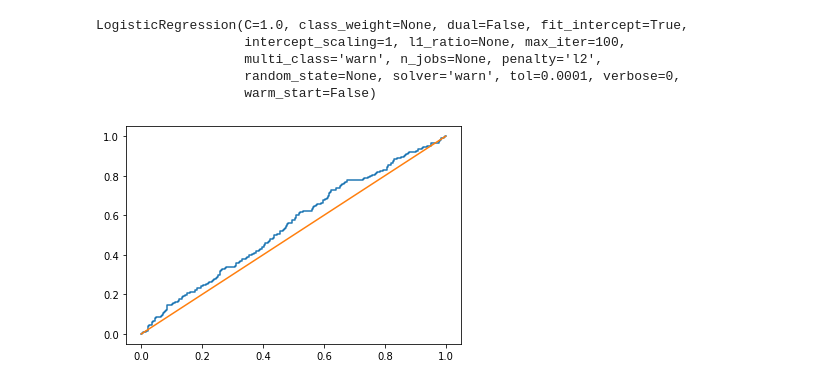
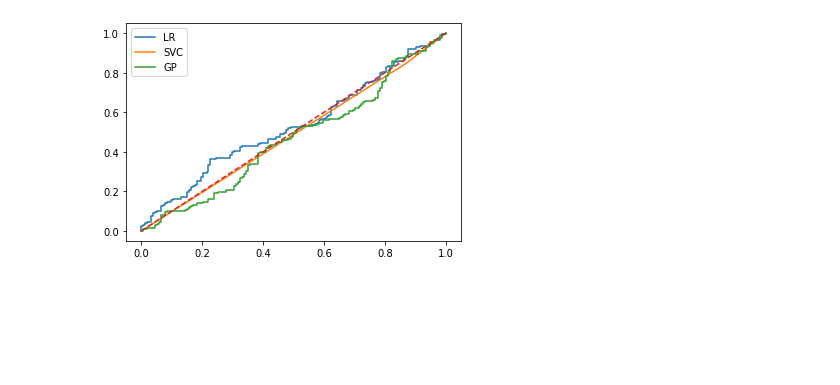
Before and after one commit to carterce1997/ideas, a Jupyter notebook: Finance.ipynb, the cells around one changed output. Saved outputs shown, nothing was run; the diff lists cells and outputs as text; code cells hidden in the pictures; blank space fills up the shorter version.

```diff
--- a/Finance.ipynb
+++ b/Finance.ipynb
@@ -85,8 +105,0 @@ See the caveats in the documentation: http://pandas.pydata.org/pandas-docs/stabl
-# %%
-lr.fit(x, y)
-# %% [output]
-LogisticRegression(C=1.0, class_weight=None, dual=False, fit_intercept=True,
-                   intercept_scaling=1, l1_ratio=None, max_iter=100,
-                   multi_class='warn', n_jobs=None, penalty='l2',
-                   random_state=None, solver='warn', tol=0.0001, verbose=0,
-                   warm_start=False)
@@ -97,6 +106,21 @@ fpr, tpr, thresholds = roc_curve(y, y_pred)
+# %%
+lr = lr.fit(X_train, y_train)
+svc = svc.fit(X_train, y_train)
+gp = gp.fit(X_train, y_train)
+# %%
+y_pred_lr = lr.predict_proba(X_test)[:, 1]
+y_pred_svc = svc.predict(X_test)
+y_pred_gp = gp.predict_proba(X_test)[:, 1]
+# %%
+fpr_lr, tpr_lr, thresholds_lr = roc_curve(y_test, y_pred_lr)
+fpr_svc, tpr_svc, thresholds_svc = roc_curve(y_test, y_pred_svc)
+fpr_gp, tpr_gp, thresholds_gp = roc_curve(y_test, y_pred_gp)
 # %%
-plt.plot(fpr, tpr)
-plt.plot([0,1], [0,1])
+plt.plot(fpr_lr, tpr_lr, label='LR')
+plt.plot(fpr_svc, tpr_svc, label='SVC')
+plt.plot(fpr_gp, tpr_gp, label='GP')
+plt.plot([0,1], [0,1], linestyle='--')
+plt.legend()
 plt.show()
 # %% [output]
-[figure, old version]
+[figure, new version]
```
Also changed, not shown: parts of 14 cells of this notebook, 3 other files.
